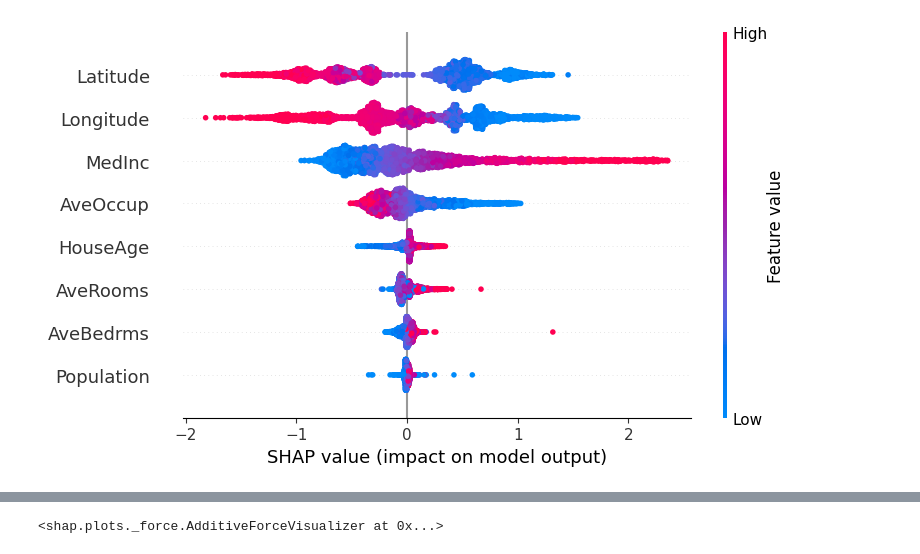
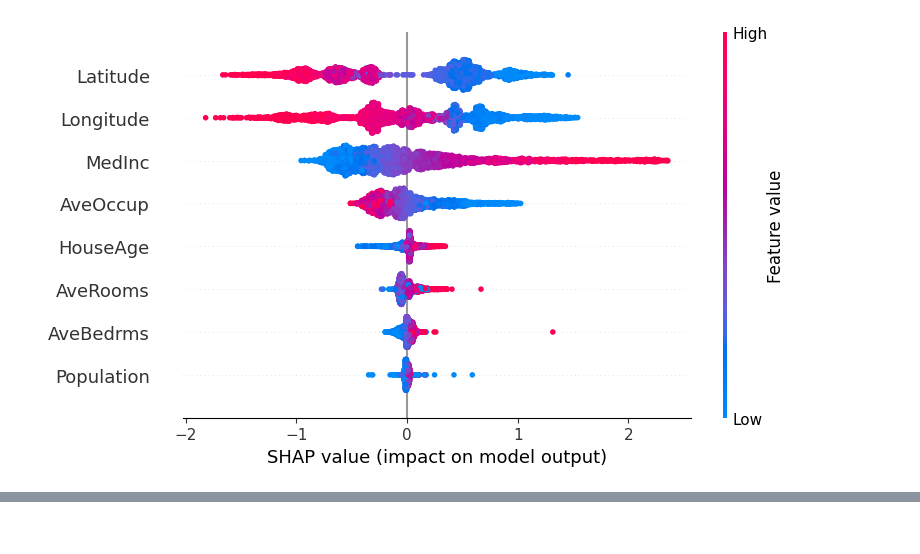
Before and after one commit to erprateek/xai-examples, a Jupyter notebook: chd-shap.ipynb, the cells around one changed output, grey strips where cells are left out. Saved outputs shown, nothing was run; the diff lists cells and outputs as text; code cells hidden in the pictures.

```diff
--- a/chd-shap.ipynb
+++ b/chd-shap.ipynb
@@ -1,37 +1,29 @@
 # %%
 import shap
 import xgboost as xgb
+import matplotlib
 from sklearn.datasets import fetch_california_housing
 from sklearn.model_selection import train_test_split
 
 # Load dataset
 data = fetch_california_housing(as_frame=True)
 X = data.data
 y = data.target
 
 # Train-test split
 X_train, X_test, y_train, y_test = train_test_split(X, y, test_size=0.2, random_state=42)
 
 # Train XGBoost model
 model = xgb.XGBRegressor(n_estimators=100, max_depth=4, learning_rate=0.1)
 model.fit(X_train, y_train)
 
 # Create SHAP explainer
 explainer = shap.Explainer(model, X_train)
 
 # Compute SHAP values
 shap_values = explainer(X_test)
 
 # Plot summary
 shap.summary_plot(shap_values, X_test)
-
-# Force plot for individual prediction
-shap.initjs()
-shap.force_plot(
-    base_value=explainer.expected_value,
-    shap_values=shap_values.values[0],       # Raw SHAP values for first sample
-    features=X_test.iloc[0],                 # Raw feature values for that sample
-    feature_names=X_test.columns
-)
 # %% [output]
-[figure, old version]
+[figure, new version]
@@ -39 +29,0 @@ shap.force_plot(
-<shap.plots._force.AdditiveForceVisualizer at 0x...>
```
Also changed, not shown: parts of 2 cells of this notebook.
